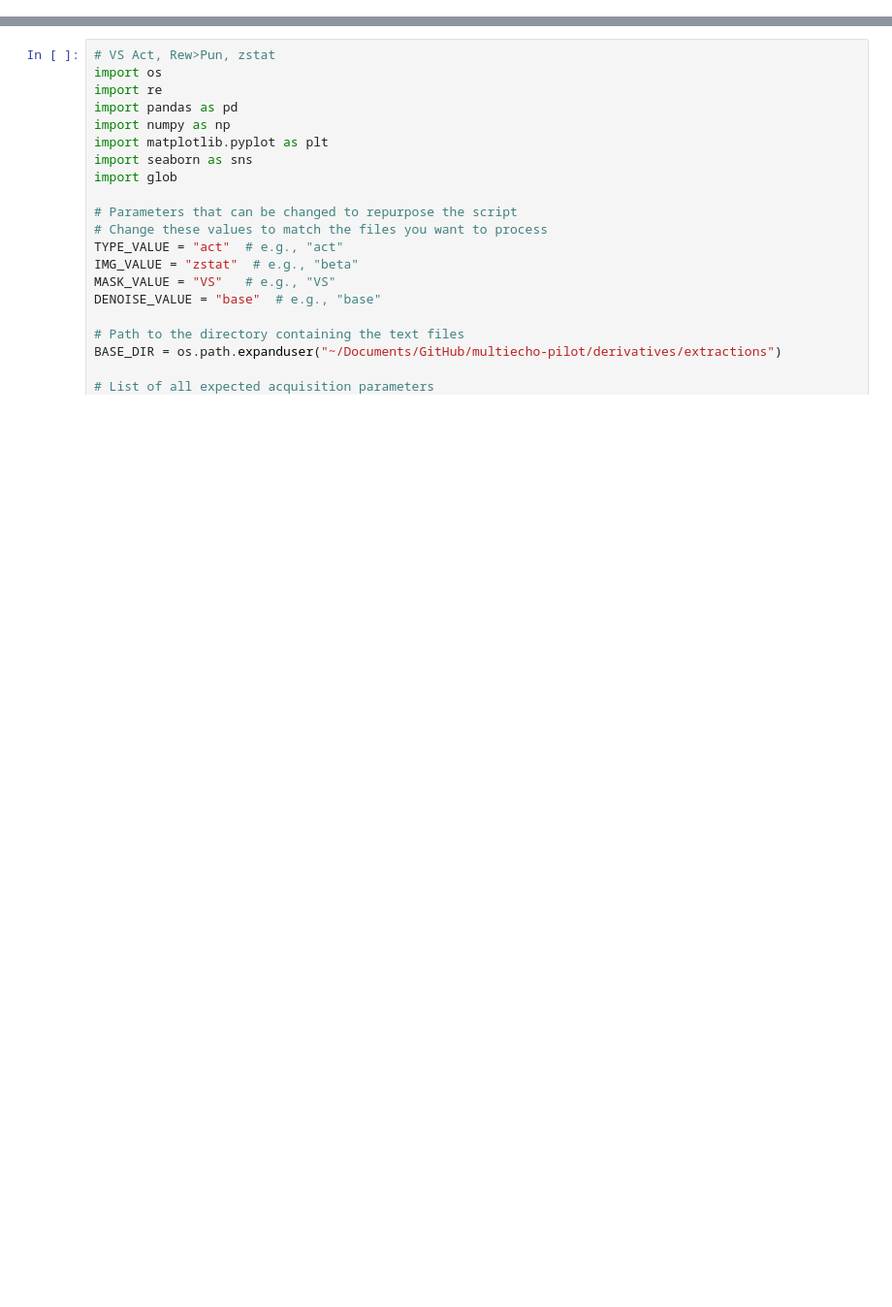
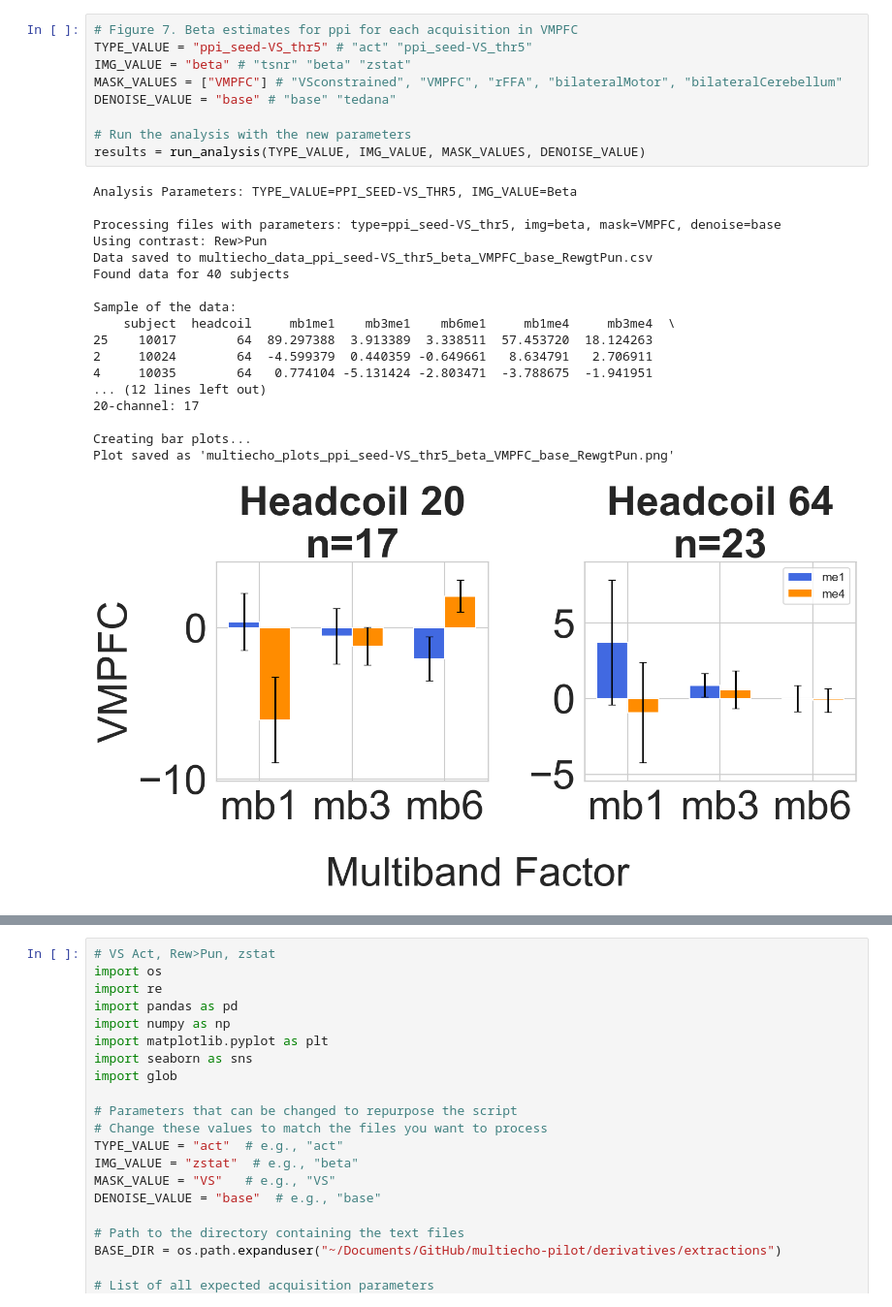
Before and after one commit to DVS-Lab/multiecho-pilot, a Jupyter notebook: code/plot_figures.ipynb, the cells around one changed output, grey strips where cells are left out. Shown at 97% size. Drawn from its saved outputs; the diff is of its cells as text; blank space fills up the shorter version.

```diff
--- a/code/plot_figures.ipynb
+++ b/code/plot_figures.ipynb
@@ -0,0 +414,28 @@
+# %%
+# Figure 7. Beta estimates for ppi for each acquisition in VMPFC
+TYPE_VALUE = "ppi_seed-VS_thr5" # "act" "ppi_seed-VS_thr5"
+IMG_VALUE = "beta" # "tsnr" "beta" "zstat"
+MASK_VALUES = ["VMPFC"] # "VSconstrained", "VMPFC", "rFFA", "bilateralMotor", "bilateralCerebellum"
+DENOISE_VALUE = "base" # "base" "tedana"
+
+# Run the analysis with the new parameters
+results = run_analysis(TYPE_VALUE, IMG_VALUE, MASK_VALUES, DENOISE_VALUE)
+# %% [output]
+Analysis Parameters: TYPE_VALUE=PPI_SEED-VS_THR5, IMG_VALUE=Beta
+
+Processing files with parameters: type=ppi_seed-VS_thr5, img=beta, mask=VMPFC, denoise=base
+Using contrast: Rew>Pun
+Data saved to multiecho_data_ppi_seed-VS_thr5_beta_VMPFC_base_RewgtPun.csv
+Found data for 40 subjects
+
+Sample of the data:
+    subject  headcoil     mb1me1    mb3me1    mb6me1     mb1me4     mb3me4  \
+25    10017        64  89.297388  3.913389  3.338511  57.453720  18.124263
+2     10024        64  -4.599379  0.440359 -0.649661   8.634791   2.706911
+4     10035        64   0.774104 -5.131424 -2.803471  -3.788675  -1.941951
+... (12 lines left out)
+20-channel: 17
+
+Creating bar plots...
+Plot saved as 'multiecho_plots_ppi_seed-VS_thr5_beta_VMPFC_base_RewgtPun.png'
+[figure, added]
```
Also changed, not shown: parts of 14 cells of this notebook, 24 other files.
